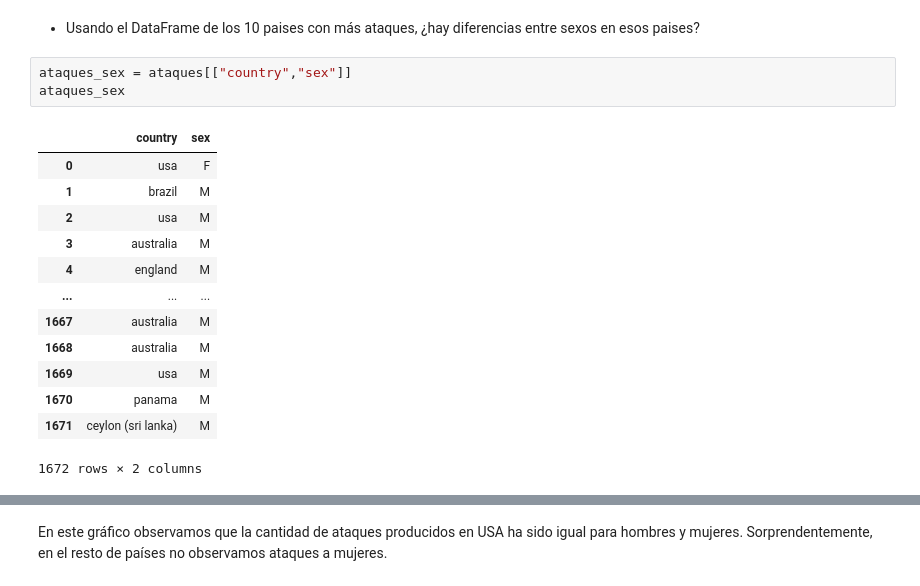
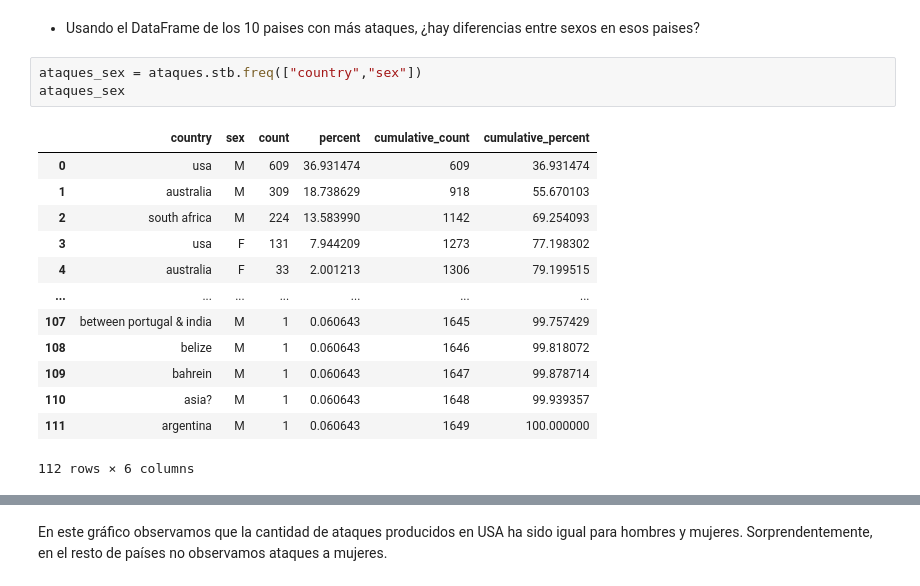
Before and after one commit to natigl/DA-Modulo2-Sprint2-Natalia-Noemi, a Jupyter notebook: EDA/pp-EDAIII.ipynb, the cells around one changed output, grey strips where cells are left out. Drawn from its saved outputs; the diff is of its cells as text.

```diff
--- a/EDA/pp-EDAIII.ipynb
+++ b/EDA/pp-EDAIII.ipynb
@@ -103,22 +105,22 @@ En la gráfica observamos que los países con más ataques son USA, Australia y
 # %% [markdown]
  - Usando el DataFrame de los 10 paises con más ataques, ¿hay diferencias entre sexos en esos paises?
 # %%
-ataques_sex = ataques[["country","sex"]]
+ataques_sex = ataques.stb.freq(["country","sex"])
 ataques_sex
 # %% [output]
-|  | country | sex |
-| 0 | usa | F |
-| 1 | brazil | M |
-| 2 | usa | M |
-| 3 | australia | M |
-| 4 | england | M |
-| ... | ... | ... |
-| 1667 | australia | M |
-| 1668 | australia | M |
-| 1669 | usa | M |
-| 1670 | panama | M |
-| 1671 | ceylon (sri lanka) | M |
+|  | country | sex | count | percent | cumulative_count | cumulative_percent |
+| 0 | usa | M | 609 | 36.931474 | 609 | 36.931474 |
+| 1 | australia | M | 309 | 18.738629 | 918 | 55.670103 |
+| 2 | south africa | M | 224 | 13.583990 | 1142 | 69.254093 |
+| 3 | usa | F | 131 | 7.944209 | 1273 | 77.198302 |
+| 4 | australia | F | 33 | 2.001213 | 1306 | 79.199515 |
+| ... | ... | ... | ... | ... | ... | ... |
+| 107 | between portugal & india | M | 1 | 0.060643 | 1645 | 99.757429 |
+| 108 | belize | M | 1 | 0.060643 | 1646 | 99.818072 |
+| 109 | bahrein | M | 1 | 0.060643 | 1647 | 99.878714 |
+| 110 | asia? | M | 1 | 0.060643 | 1648 | 99.939357 |
+| 111 | argentina | M | 1 | 0.060643 | 1649 | 100.000000 |
-1672 rows × 2 columns
+112 rows × 6 columns
 # %%
 df_ataques_sex = ataques_sex.iloc[:10]
 df_ataques_sex
```
Also changed, not shown: parts of 16 cells of this notebook, 2 other files.
